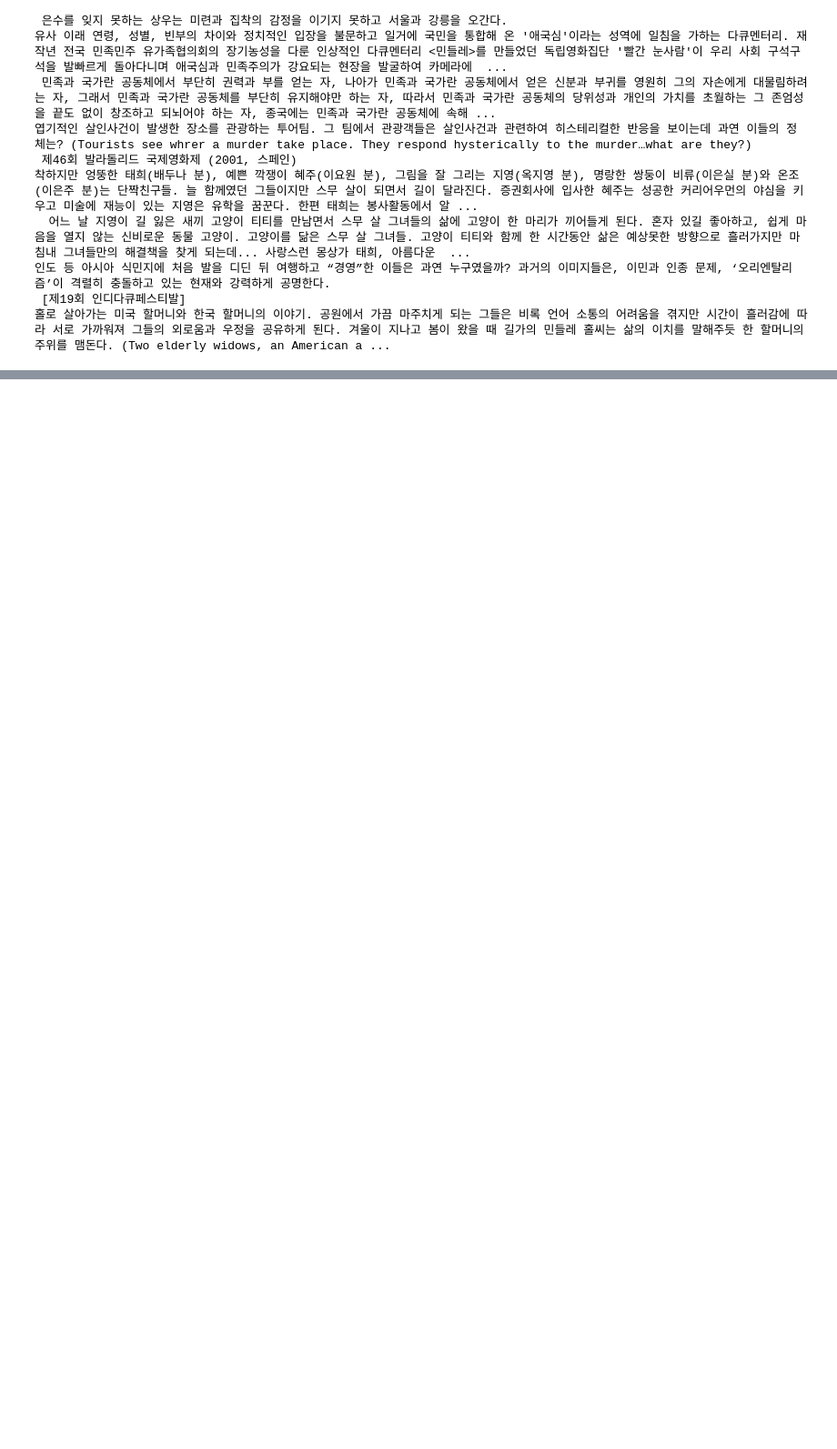
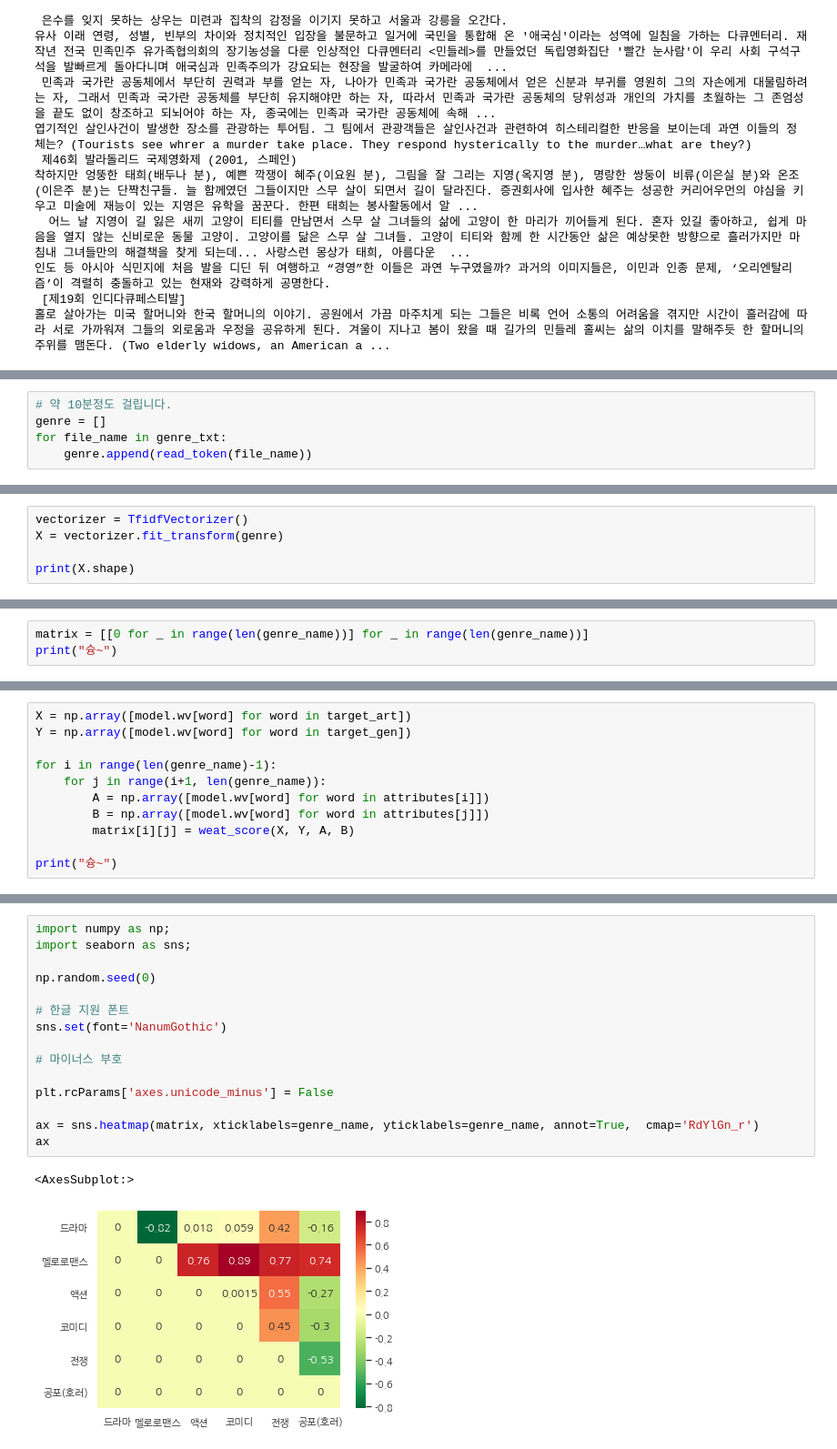
Before and after one commit to SunCreation/aiffel, a Jupyter notebook: Working/NLP/embedding/[GD-06].ipynb, the cells around one changed output, grey strips where cells are left out. Shown: that part at 91% size. Saved outputs shown, nothing was run; the diff lists cells and outputs as text; blank space fills up the shorter version.

```diff
--- a/Working/NLP/embedding/[GD-06].ipynb
+++ b/Working/NLP/embedding/[GD-06].ipynb
@@ -350,0 +491,5 @@ model.wv.most_similar(positive=['연극'])
+# %%
+# 약 10분정도 걸립니다.
+genre = []
+for file_name in genre_txt:
+    genre.append(read_token(file_name))
@@ -350,0 +503,5 @@ model.wv.most_similar(positive=['연극'])
+# %%
+vectorizer = TfidfVectorizer()
+X = vectorizer.fit_transform(genre)
+
+print(X.shape)
@@ -350,0 +536,3 @@ model.wv.most_similar(positive=['연극'])
+# %%
+matrix = [[0 for _ in range(len(genre_name))] for _ in range(len(genre_name))]
+print("슝~")
@@ -350,0 +541,11 @@ model.wv.most_similar(positive=['연극'])
+# %%
+X = np.array([model.wv[word] for word in target_art])
+Y = np.array([model.wv[word] for word in target_gen])
+
+for i in range(len(genre_name)-1):
+    for j in range(i+1, len(genre_name)):
+        A = np.array([model.wv[word] for word in attributes[i]])
+        B = np.array([model.wv[word] for word in attributes[j]])
+        matrix[i][j] = weat_score(X, Y, A, B)
+
+print("슝~")
@@ -350,0 +574,18 @@ model.wv.most_similar(positive=['연극'])
+# %%
+import numpy as np;
+import seaborn as sns;
+
+np.random.seed(0)
+
+# 한글 지원 폰트
+sns.set(font='NanumGothic')
+
+# 마이너스 부호
+
+plt.rcParams['axes.unicode_minus'] = False
+
+ax = sns.heatmap(matrix, xticklabels=genre_name, yticklabels=genre_name, annot=True,  cmap='RdYlGn_r')
+ax
+# %% [output]
+<AxesSubplot:>
+[figure, added]
```
Also changed, not shown: parts of 20 cells of this notebook.
